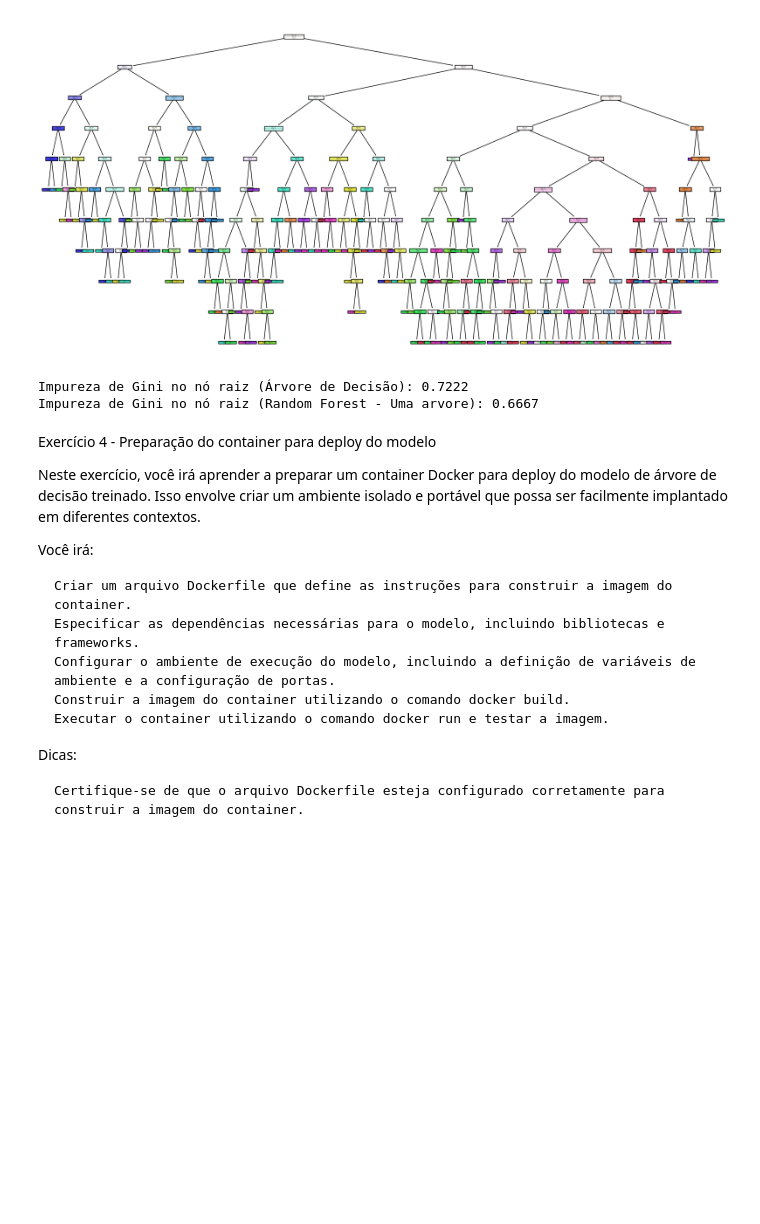
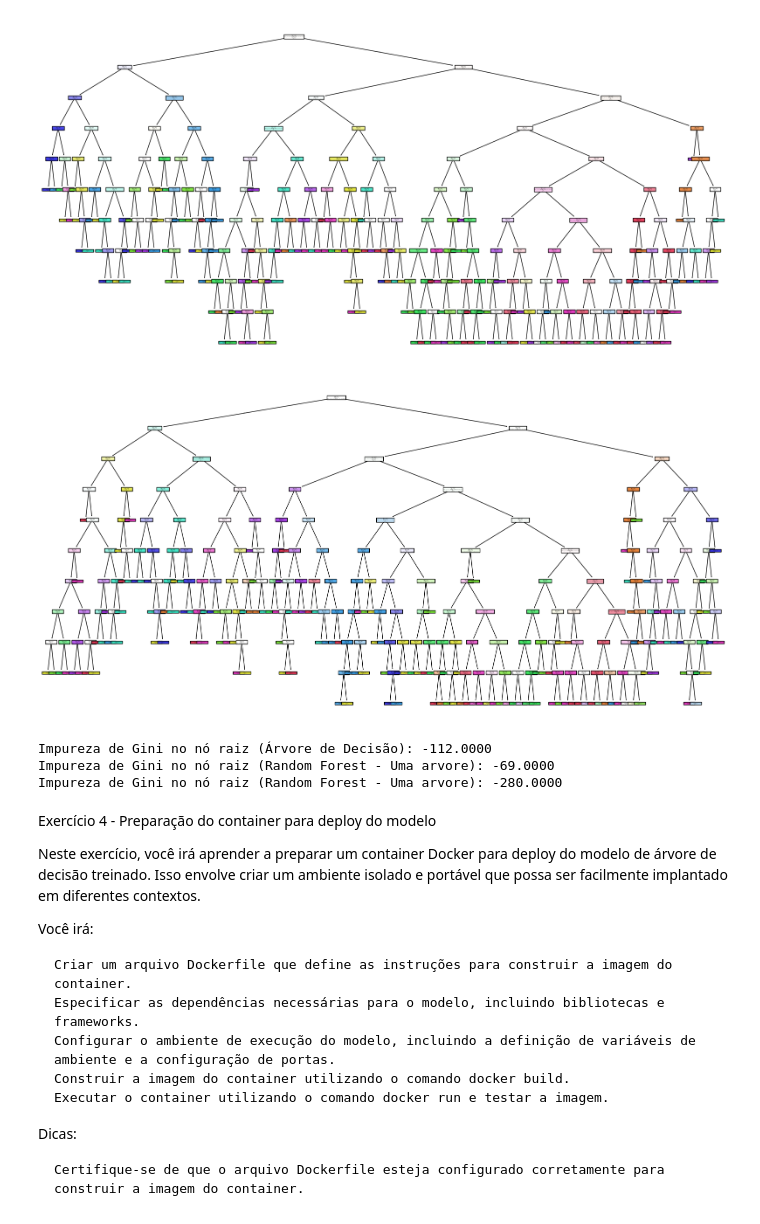
Before and after one commit to schinaid/mba-deeplearning-iad-006-2024-public, a Jupyter notebook: notebooks/começar_por_aqui.ipynb, the cells around one changed output. Saved outputs shown, nothing was run; the diff lists cells and outputs as text; code cells hidden in the pictures; blank space fills up the shorter version.

```diff
--- a/notebooks/começar_por_aqui.ipynb
+++ b/notebooks/começar_por_aqui.ipynb
@@ -545,6 +628,15 @@ arvore = modelo_ensemble.estimators_[0]  # Primeira árvore
 visualizar_arvore(arvore, feature_names=None, class_names=class_names)
 # %% [output]
 [figure]
+# %%
+class_names = [str(i) for i in range(10)]
+arvore_xgboost = modelo_ensemble.estimators_[1]  # Primeira árvore
+# Visualizar a árvore de exemplo do Random Forest
+
+# Exemplo de uso com a árvore de decisão treinada
+visualizar_arvore(arvore_xgboost, feature_names=None, class_names=class_names)
+# %% [output]
+[figure, added]
 # %%
 # Exemplo de uso com a árvore de decisão
 impureza_raiz_dt = impureza_no_raiz(modelo_DecisionTree, X_train_normalizado, y_train)
@@ -553,9 +645,14 @@ print(f"Impureza de Gini no nó raiz (Árvore de Decisão): {impureza_raiz_dt:.4
 # Exemplo de uso com uma árvore do ensemble
 impureza_raiz_rf = impureza_no_raiz(arvore, X_train_normalizado, y_train)
 print(f"Impureza de Gini no nó raiz (Random Forest - Uma arvore): {impureza_raiz_rf:.4f}")
+
+# Exemplo de uso com uma árvore do ensemble
+impureza_raiz_rf = impureza_no_raiz(arvore_xgboost, X_train_normalizado, y_train)
+print(f"Impureza de Gini no nó raiz (Random Forest - Uma arvore): {impureza_raiz_rf:.4f}")
 # %% [output]
-Impureza de Gini no nó raiz (Árvore de Decisão): 0.7222
-Impureza de Gini no nó raiz (Random Forest - Uma arvore): 0.6667
+Impureza de Gini no nó raiz (Árvore de Decisão): -112.0000
+Impureza de Gini no nó raiz (Random Forest - Uma arvore): -69.0000
+Impureza de Gini no nó raiz (Random Forest - Uma arvore): -280.0000
 # %% [markdown]
 Exercício 4 - Preparação do container para deploy do modelo
 
```
Also changed, not shown: parts of 15 cells of this notebook, 7 other files.
